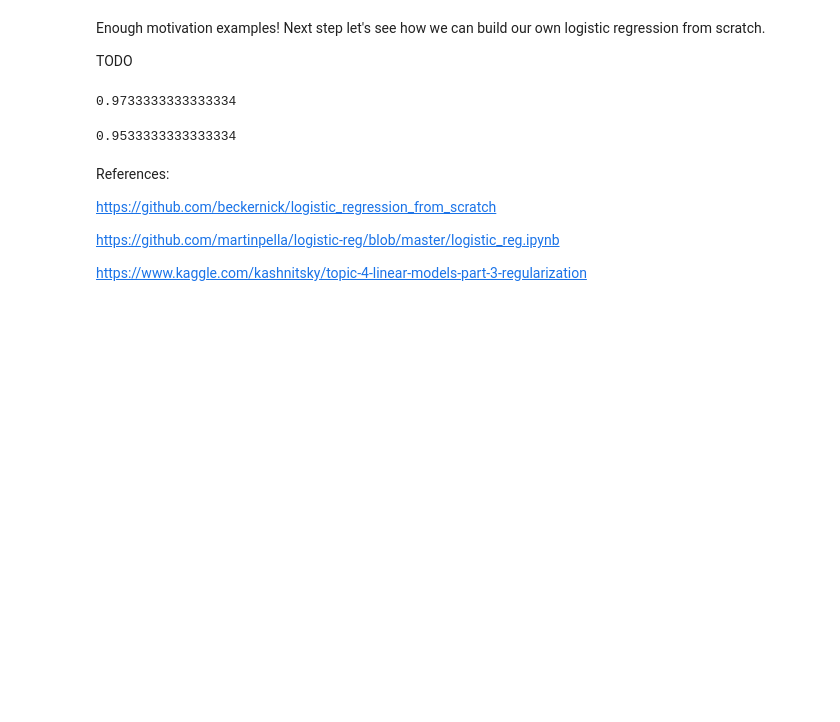
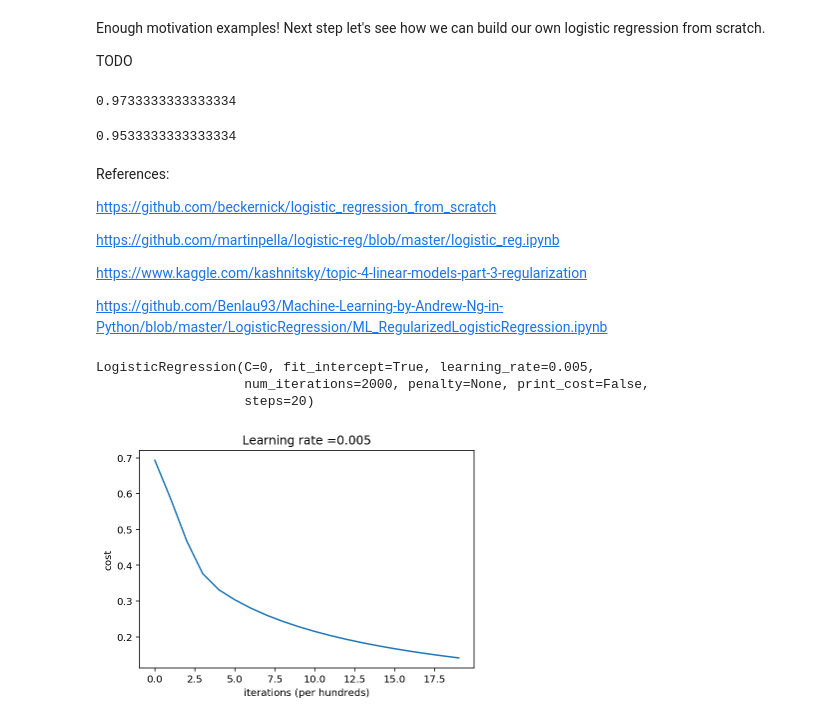
Before and after one commit to nickyfoto/learn, a Jupyter notebook: logistic_regression.ipynb, the cells around one changed output. Saved outputs shown, nothing was run; the diff lists cells and outputs as text; code cells hidden in the pictures; blank space fills up the shorter version.

```diff
--- a/logistic_regression.ipynb
+++ b/logistic_regression.ipynb
@@ -110,3 +111,19 @@ https://github.com/beckernick/logistic_regression_from_scratch
 https://github.com/martinpella/logistic-reg/blob/master/logistic_reg.ipynb
 
 https://www.kaggle.com/kashnitsky/topic-4-linear-models-part-3-regularization
+
+https://github.com/Benlau93/Machine-Learning-by-Andrew-Ng-in-Python/blob/master/LogisticRegression/ML_RegularizedLogisticRegression.ipynb
+# %%
+clf = LogisticRegression(num_iterations = 2000,
+                         steps = 20,
+                         learning_rate = 0.005,
+                         print_cost = False)
+clf.fit(X_train, y_train)
+# %% [output]
+LogisticRegression(C=0, fit_intercept=True, learning_rate=0.005,
+                   num_iterations=2000, penalty=None, print_cost=False,
+                   steps=20)
+# %%
+costs_plot(clf)
+# %% [output]
+[figure, added]
```
Also changed, not shown: parts of 1 cell of this notebook, 5 other files.
